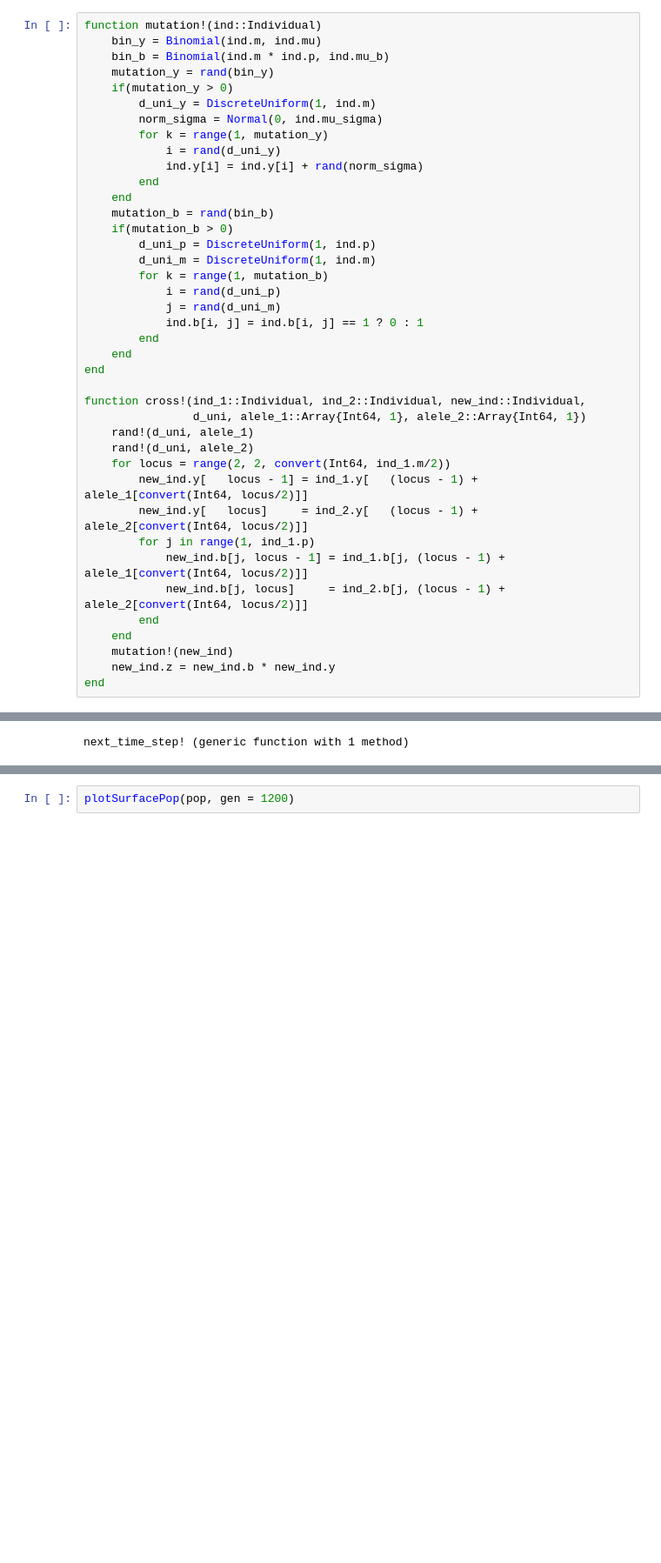
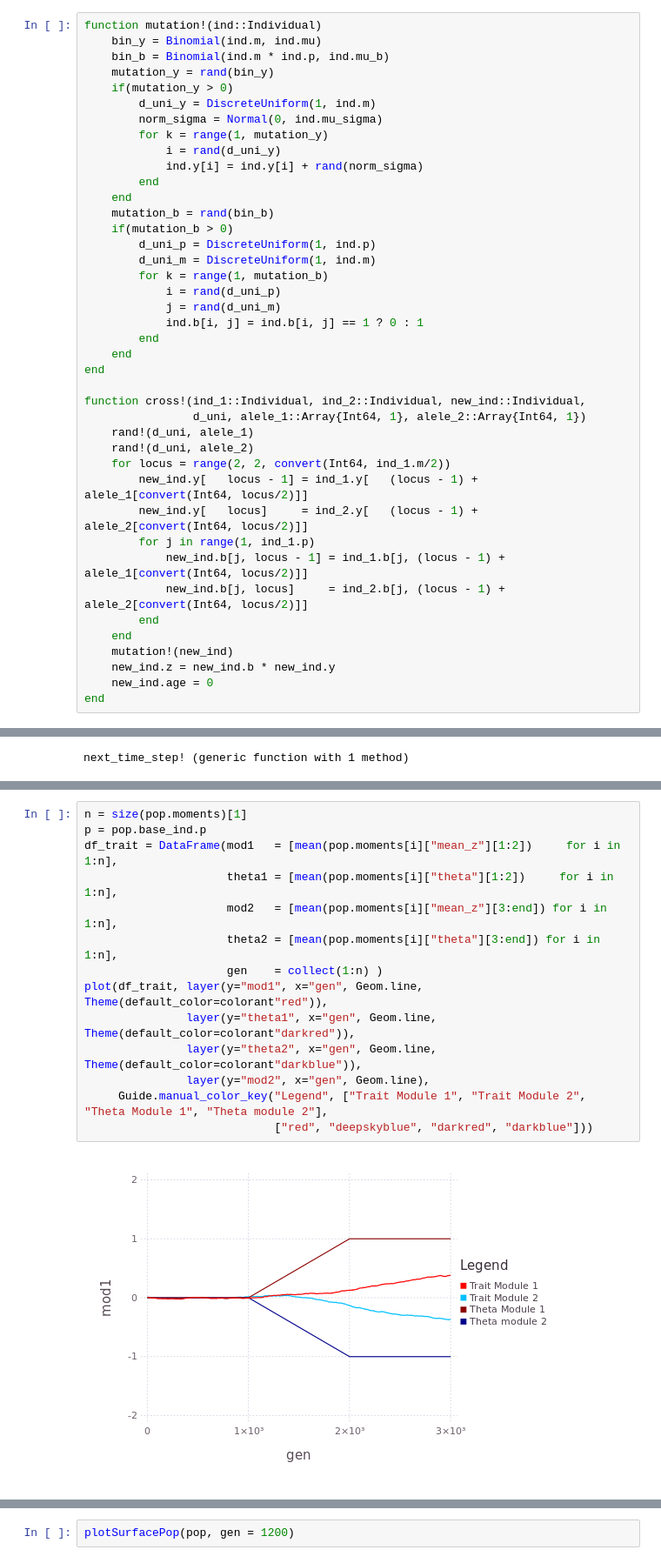
Before and after one commit to diogro/evomod_julia, a Jupyter notebook: evomod_with_growth.ipynb, the cells around one changed output, grey strips where cells are left out. Shown at 87% size. Drawn from its saved outputs; the diff is of its cells as text; blank space fills up the shorter version.

```diff
--- a/evomod_with_growth.ipynb
+++ b/evomod_with_growth.ipynb
@@ -164,6 +187,7 @@ function cross!(ind_1::Individual, ind_2::Individual, new_ind::Individual,
     end
     mutation!(new_ind)
     new_ind.z = new_ind.b * new_ind.y
+    new_ind.age = 0
 end
 # %% [output]
 cross! (generic function with 1 method)
@@ -422,0 +441,16 @@ Guide.manual_color_key("Legend", ["Within", "Between"], ["red", "deepskyblue"]))
+# %%
+n = size(pop.moments)[1]
+p = pop.base_ind.p
+df_trait = DataFrame(mod1   = [mean(pop.moments[i]["mean_z"][1:2])     for i in 1:n],
+                     theta1 = [mean(pop.moments[i]["theta"][1:2])     for i in 1:n],
+                     mod2   = [mean(pop.moments[i]["mean_z"][3:end]) for i in 1:n],
+                     theta2 = [mean(pop.moments[i]["theta"][3:end]) for i in 1:n],
+                     gen    = collect(1:n) )
+plot(df_trait, layer(y="mod1", x="gen", Geom.line, Theme(default_color=colorant"red")),
+               layer(y="theta1", x="gen", Geom.line, Theme(default_color=colorant"darkred")),
+               layer(y="theta2", x="gen", Geom.line, Theme(default_color=colorant"darkblue")),
+               layer(y="mod2", x="gen", Geom.line),
+     Guide.manual_color_key("Legend", ["Trait Module 1", "Trait Module 2", "Theta Module 1", "Theta module 2"],
+                            ["red", "deepskyblue", "darkred", "darkblue"]))
+# %% [output]
+[figure, added]
```
Also changed, not shown: parts of 17 cells of this notebook.
